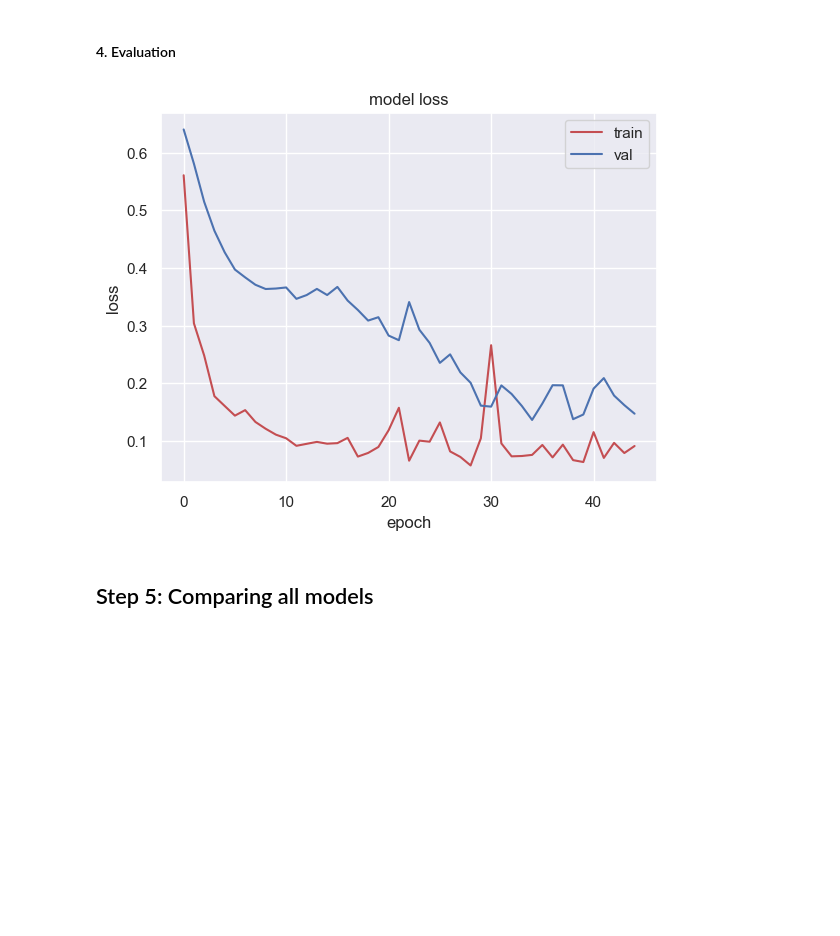
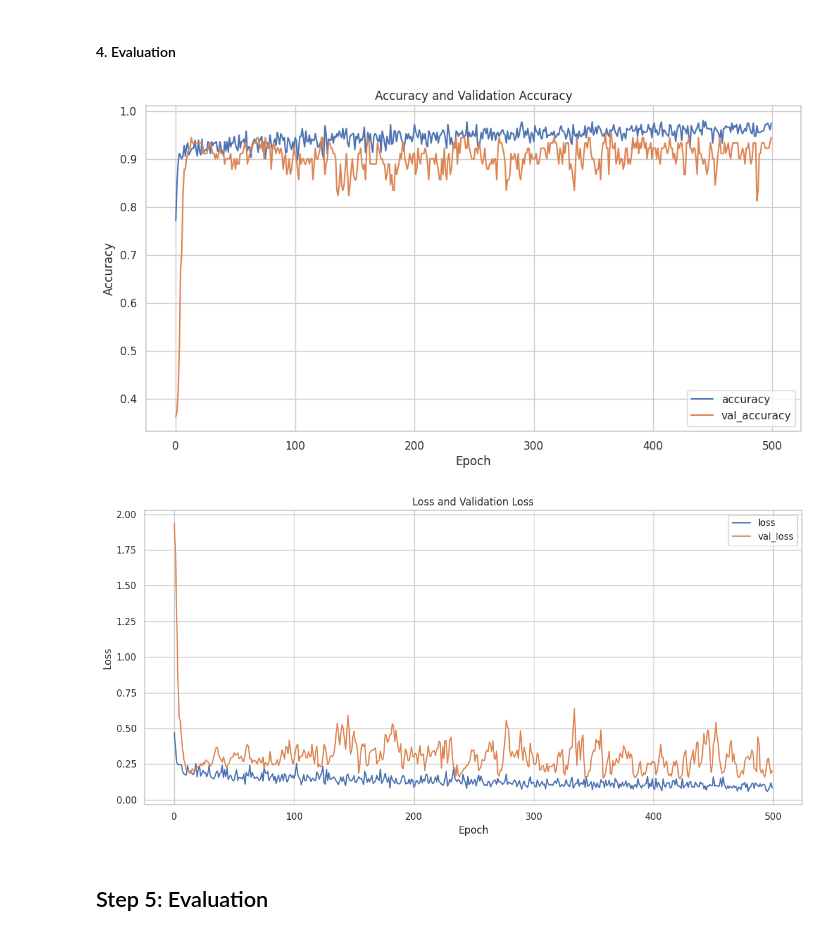
Before and after one commit to Harmxn02/NN-Template, a Jupyter notebook: classification/main.ipynb, the cells around one changed output. Drawn from its saved outputs; the diff is of its cells as text; code cells hidden in the pictures; blank space fills up the shorter version.

```diff
--- a/classification/main.ipynb
+++ b/classification/main.ipynb
@@ -217,14 +219,0 @@ y_train_class = to_categorical(y_train)
-# %%
-def get_model():
-
-    model = Sequential()
-    n_cols = X_train_stand.shape[1]
-
-    model.add(Dense(100, activation="relu", input_shape=(n_cols,)))
-    model.add(Dense(100, activation="relu"))
-    model.add(Dense(100, activation="relu"))
-    model.add(Dense(2, activation="sigmoid"))
-
-    return model
-
-model_1 = get_model()
@@ -362,8 +239,8 @@ def get_model():
     model.add(Dropout(0.2))
     model.add(BatchNormalization())
 
-    model.add(Dense(2, activation="sigmoid"))
+    model.add(Dense(1, activation="sigmoid"))
 
     return model
 
-model_3 = get_model()
+model = get_model()
@@ -370,6 +253,6 @@ model_3 = get_model()
 # %% [markdown]
 #### 2. Compile
 # %%
-model_3.compile(optimizer="adam", loss="binary_crossentropy", metrics=["accuracy"])
+model.compile(optimizer="adam", loss="binary_crossentropy", metrics=["accuracy"])
 # %% [markdown]
 #### 3. Fit the model
@@ -401,15 +293,30 @@ Epoch 45/100
 # %% [markdown]
 #### 4. Evaluation
-# %%
-plt.plot(fit_3.history['loss'],'r')
-plt.plot(fit_3.history['val_loss'],'b')
-
-plt.title('model loss')
-plt.ylabel('loss')
-plt.xlabel('epoch')
-plt.legend(['train', 'val'], loc='upper right')
-plt.show()
-# %% [output]
-[figure, removed]
+# %%
+plt.figure(figsize=(12, 6))
+
+# Plot accuracy and val_accuracy
+plt.plot(fit.history['accuracy'], label='accuracy')
+plt.plot(fit.history['val_accuracy'], label='val_accuracy')
+plt.xlabel('Epoch')
+plt.ylabel('Accuracy')
+plt.title('Accuracy and Validation Accuracy')
+plt.legend()
+
+# Plot loss and val_loss
+
+plt.figure(figsize=(12, 6))
+plt.plot(fit.history['loss'], label='loss')
+plt.plot(fit.history['val_loss'], label='val_loss')
+plt.xlabel('Epoch')
+plt.ylabel('Loss')
+plt.title('Loss and Validation Loss')
+plt.legend()
+
+plt.tight_layout()
+plt.show()
+# %% [output]
+[figure, added]
+[figure, added]
 # %% [markdown]
-## Step 5: Comparing all models
+## Step 5: Evaluation
```
Also changed, not shown: parts of 27 cells of this notebook, 3 other files.
